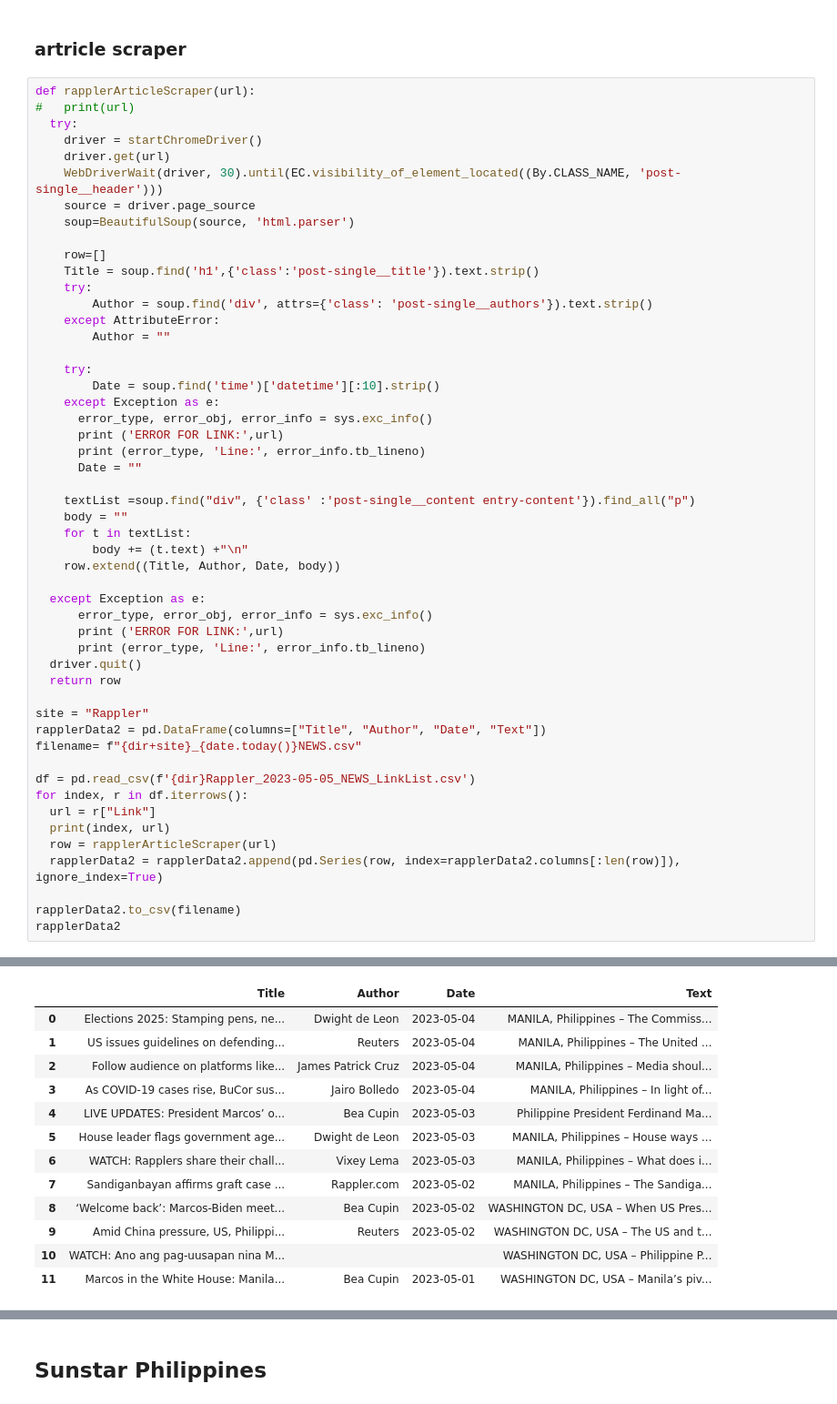
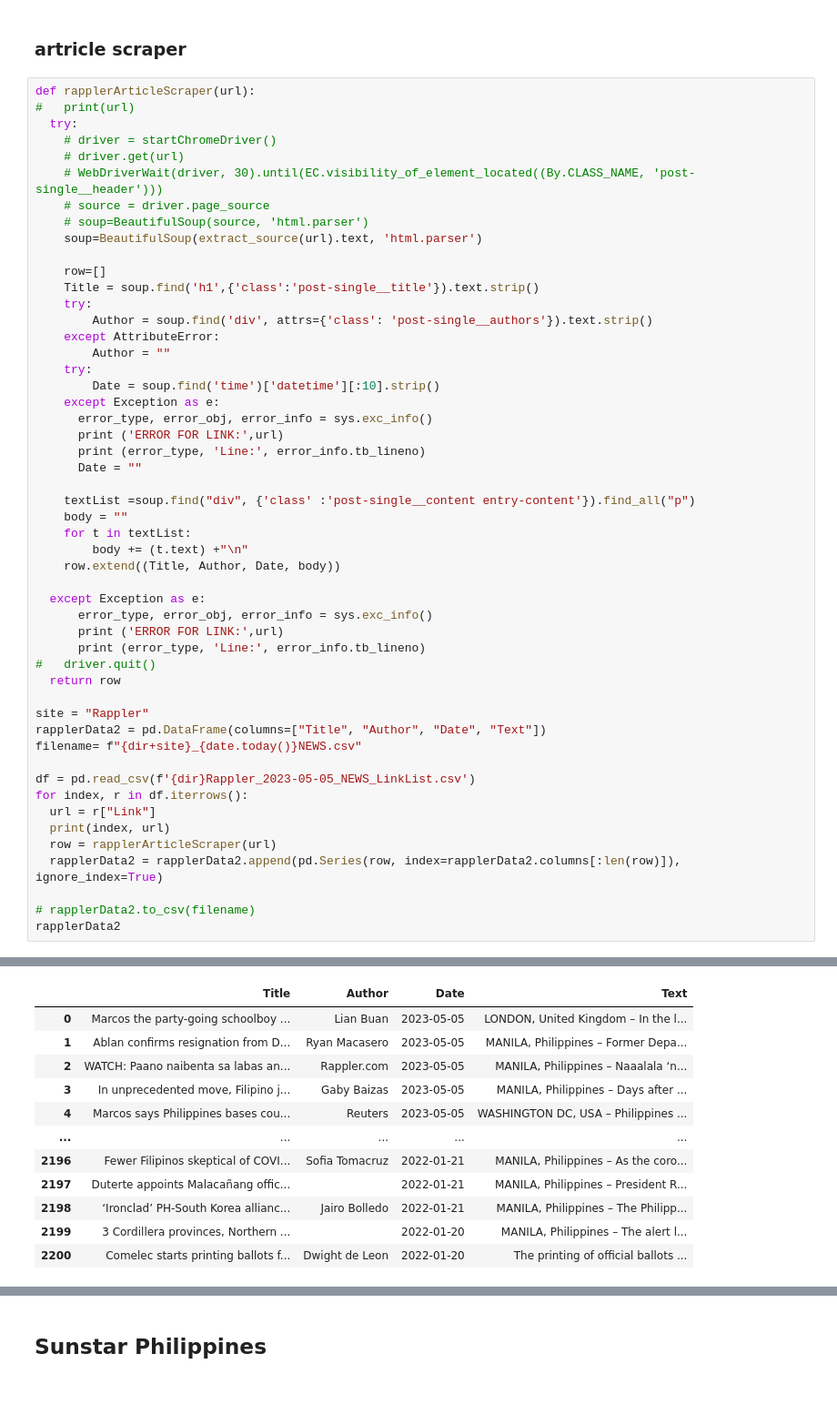
Before and after one commit to jmlDC/MARISOL-Thesis22-23, a Jupyter notebook: Scraper.ipynb, the cells around one changed output, grey strips where cells are left out. Shown at 91% size. Drawn from its saved outputs; the diff is of its cells as text.

Commit message:
checkpoint: done with rappler. Reworking sunStar adding other regions

```diff
--- a/Scraper.ipynb
+++ b/Scraper.ipynb
@@ -1126,11 +1141,12 @@ rapplerData.to_csv(filename)
 def rapplerArticleScraper(url):
 #   print(url)
   try:
-    driver = startChromeDriver()
-    driver.get(url)
-    WebDriverWait(driver, 30).until(EC.visibility_of_element_located((By.CLASS_NAME, 'post-single__header')))
-    source = driver.page_source
-    soup=BeautifulSoup(source, 'html.parser')
+    # driver = startChromeDriver()
+    # driver.get(url)
+    # WebDriverWait(driver, 30).until(EC.visibility_of_element_located((By.CLASS_NAME, 'post-single__header')))
+    # source = driver.page_source
+    # soup=BeautifulSoup(source, 'html.parser')
+    soup=BeautifulSoup(extract_source(url).text, 'html.parser')
 
     row=[]
     Title = soup.find('h1',{'class':'post-single__title'}).text.strip()
@@ -1138,7 +1154,6 @@ def rapplerArticleScraper(url):
         Author = soup.find('div', attrs={'class': 'post-single__authors'}).text.strip()
     except AttributeError:
         Author = ""
-
     try:
         Date = soup.find('time')['datetime'][:10].strip()
     except Exception as e:
@@ -1157,7 +1172,7 @@ def rapplerArticleScraper(url):
       error_type, error_obj, error_info = sys.exc_info()
       print ('ERROR FOR LINK:',url)
       print (error_type, 'Line:', error_info.tb_lineno)
-  driver.quit()
+#   driver.quit()
   return row
 
 site = "Rappler"
@@ -1171,6 +1186,6 @@ for index, r in df.iterrows():
   row = rapplerArticleScraper(url)
   rapplerData2 = rapplerData2.append(pd.Series(row, index=rapplerData2.columns[:len(row)]), ignore_index=True)
 
-rapplerData2.to_csv(filename)
+# rapplerData2.to_csv(filename)
 rapplerData2
 # %% [output]
@@ -1191,13 +1209,12 @@ https://www.rappler.com/nation/agenda-top-issues-marcos-jr-official-visit-united
 |  | Title | Author | Date | Text |
-| 0 | Elections 2025: Stamping pens, ne... | Dwight de Leon | 2023-05-04 | MANILA, Philippines – The Commiss... |
-| 1 | US issues guidelines on defending... | Reuters | 2023-05-04 | MANILA, Philippines – The United ... |
-| 2 | Follow audience on platforms like... | James Patrick Cruz | 2023-05-04 | MANILA, Philippines – Media shoul... |
-| 3 | As COVID-19 cases rise, BuCor sus... | Jairo Bolledo | 2023-05-04 | MANILA, Philippines – In light of... |
-| 4 | LIVE UPDATES: President Marcos’ o... | Bea Cupin | 2023-05-03 | Philippine President Ferdinand Ma... |
-| 5 | House leader flags government age... | Dwight de Leon | 2023-05-03 | MANILA, Philippines – House ways ... |
-| 6 | WATCH: Rapplers share their chall... | Vixey Lema | 2023-05-03 | MANILA, Philippines – What does i... |
-| 7 | Sandiganbayan affirms graft case ... | Rappler.com | 2023-05-02 | MANILA, Philippines – The Sandiga... |
-| 8 | ‘Welcome back’: Marcos-Biden meet... | Bea Cupin | 2023-05-02 | WASHINGTON DC, USA – When US Pres... |
-| 9 | Amid China pressure, US, Philippi... | Reuters | 2023-05-02 | WASHINGTON DC, USA – The US and t... |
-| 10 | WATCH: Ano ang pag-uusapan nina M... |  |  | WASHINGTON DC, USA – Philippine P... |
-| 11 | Marcos in the White House: Manila... | Bea Cupin | 2023-05-01 | WASHINGTON DC, USA – Manila’s piv... |
+| 0 | Marcos the party-going schoolboy ... | Lian Buan | 2023-05-05 | LONDON, United Kingdom – In the l... |
+| 1 | Ablan confirms resignation from D... | Ryan Macasero | 2023-05-05 | MANILA, Philippines – Former Depa... |
+| 2 | WATCH: Paano naibenta sa labas an... | Rappler.com | 2023-05-05 | MANILA, Philippines – Naaalala ‘n... |
+| 3 | In unprecedented move, Filipino j... | Gaby Baizas | 2023-05-05 | MANILA, Philippines – Days after ... |
+| 4 | Marcos says Philippines bases cou... | Reuters | 2023-05-05 | WASHINGTON DC, USA – Philippines ... |
+| ... | ... | ... | ... | ... |
+| 2196 | Fewer Filipinos skeptical of COVI... | Sofia Tomacruz | 2022-01-21 | MANILA, Philippines – As the coro... |
+| 2197 | Duterte appoints Malacañang offic... |  | 2022-01-21 | MANILA, Philippines – President R... |
+| 2198 | ‘Ironclad’ PH-South Korea allianc... | Jairo Bolledo | 2022-01-21 | MANILA, Philippines – The Philipp... |
+| 2199 | 3 Cordillera provinces, Northern ... |  | 2022-01-20 | MANILA, Philippines – The alert l... |
+| 2200 | Comelec starts printing ballots f... | Dwight de Leon | 2022-01-20 | The printing of official ballots ... |
```
Also changed, not shown: parts of 8 cells of this notebook.
